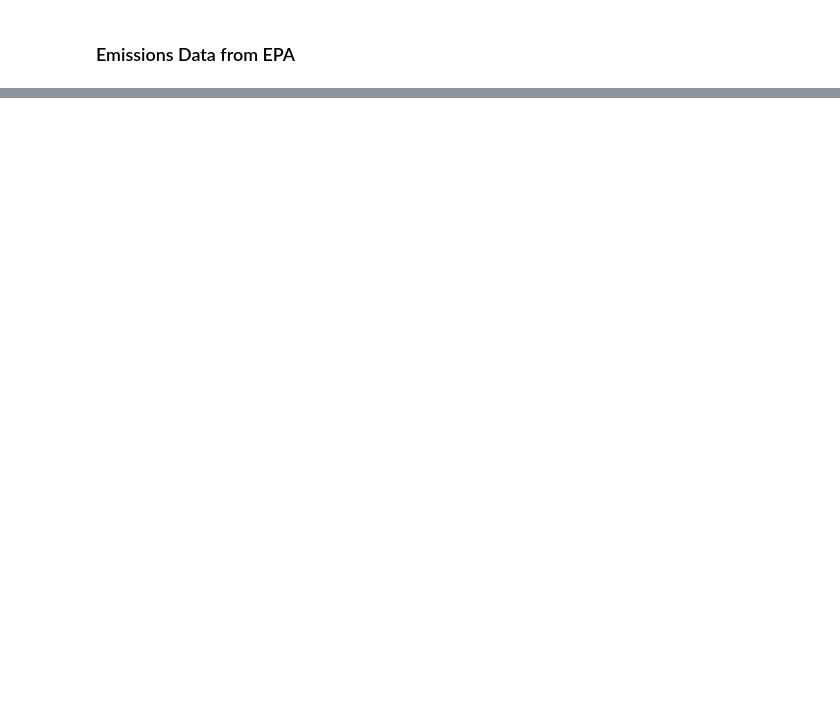
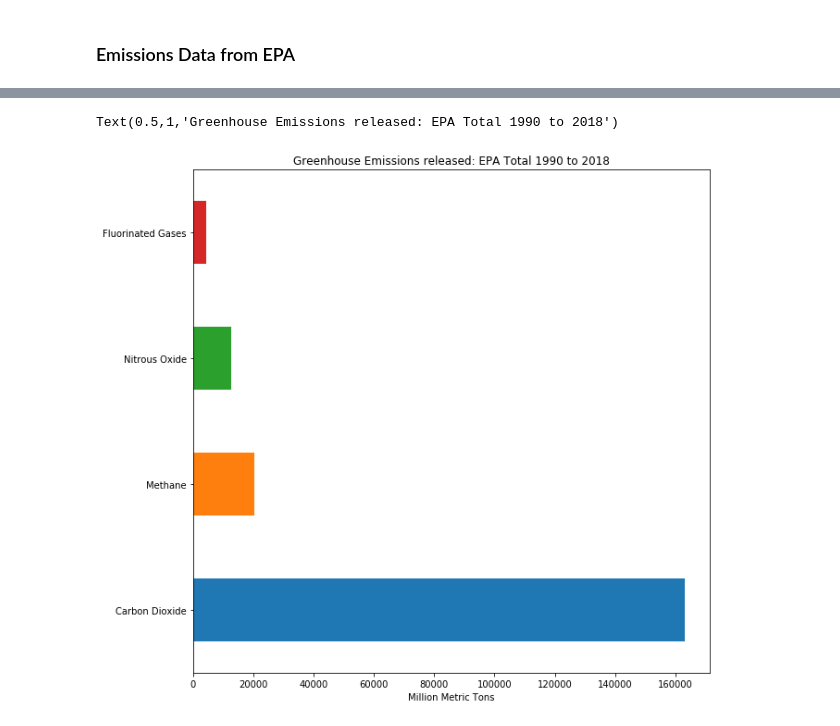
Before and after one commit to apaveglio39/IS362_FinalProject, a Jupyter notebook: Final Project - Energy Data Analysis.ipynb, the cells around one changed output, grey strips where cells are left out. Cells and saved outputs as stored; diff of their text form; code cells hidden in the pictures; blank space fills up the shorter version.

```diff
--- a/Final Project - Energy Data Analysis.ipynb
+++ b/Final Project - Energy Data Analysis.ipynb
@@ -383,0 +389,7 @@ epaEmissionsData.drop('Gas', axis=0)
+# %%
+epaAxis = epaEmissionsDataVertical.loc['Totals'].plot(kind='barh', figsize=(10, 10))
+epaAxis.set_xlabel('Million Metric Tons')
+epaAxis.set_title("Greenhouse Emissions released: EPA Total 1990 to 2018")
+# %% [output]
+Text(0.5,1,'Greenhouse Emissions released: EPA Total 1990 to 2018')
+[figure, added]
```
Also changed, not shown: parts of 12 cells of this notebook.
